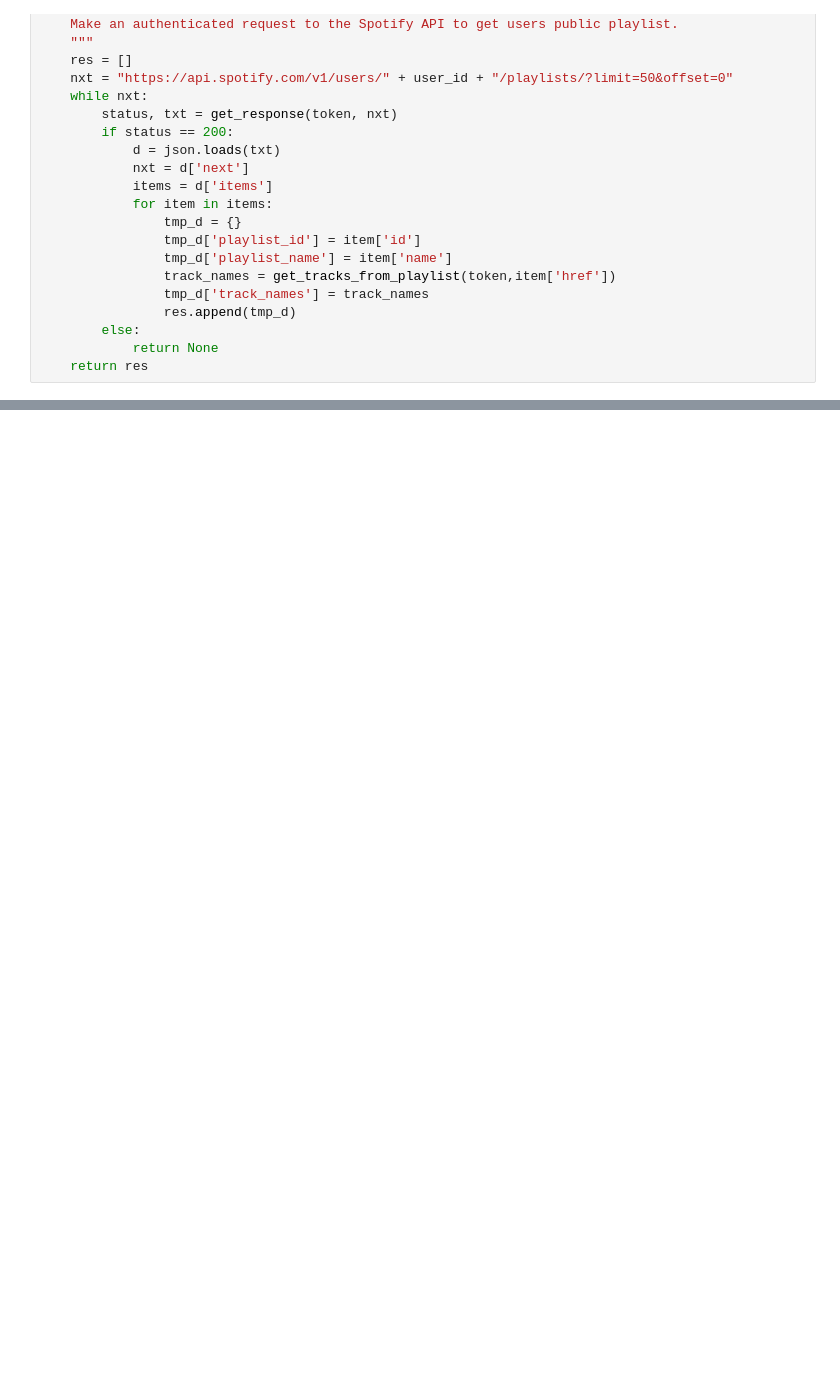
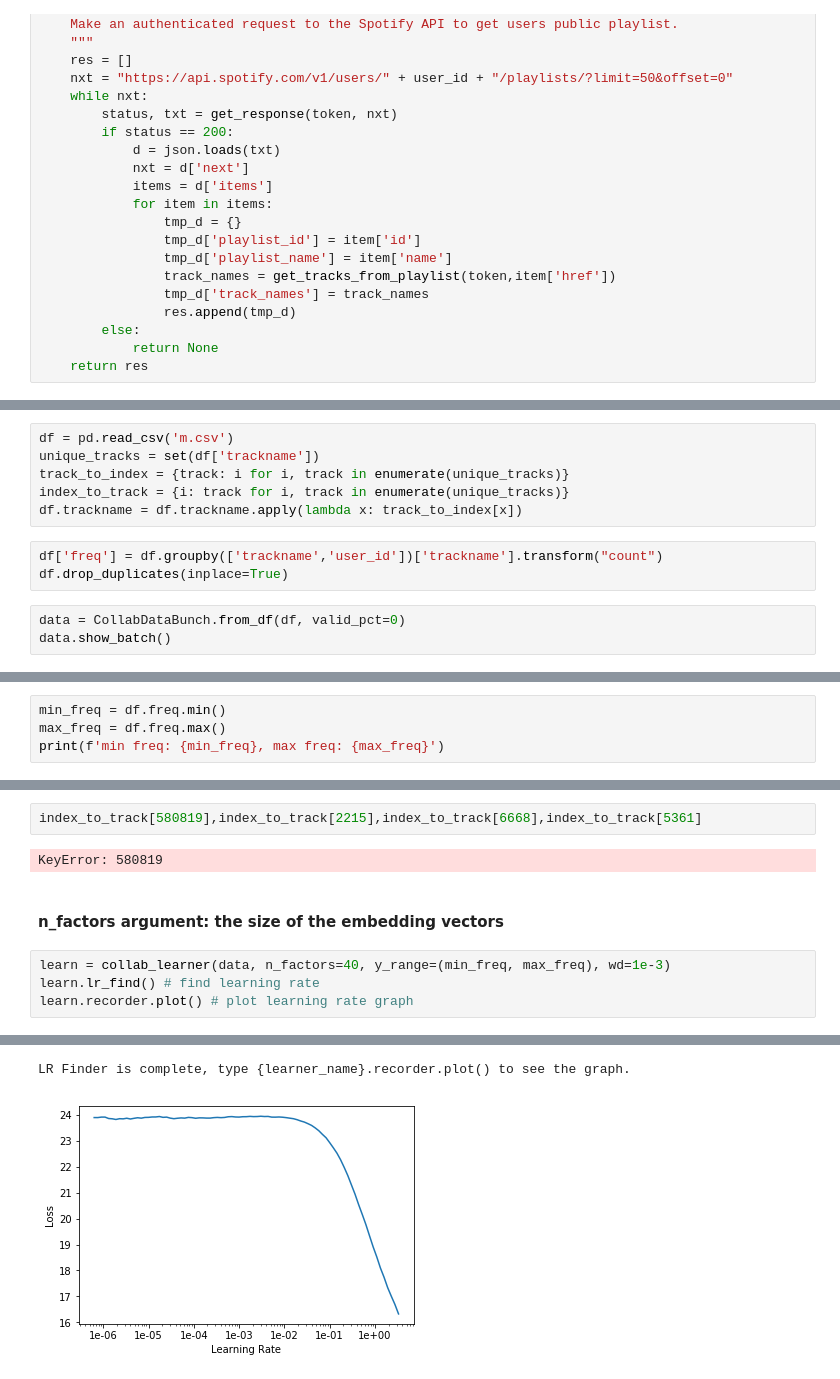
Before and after one commit to ericgeyiyang/PDSProject, a Jupyter notebook: SpotifyPlaylistCrawler.ipynb, the cells around one changed output, grey strips where cells are left out. Saved outputs shown, nothing was run; the diff lists cells and outputs as text; blank space fills up the shorter version.

Commit message:
add data processing via pandas, 2 CF ways to train recommender system

```diff
--- a/SpotifyPlaylistCrawler.ipynb
+++ b/SpotifyPlaylistCrawler.ipynb
@@ -187,0 +177,12 @@ KeyError: 'trackname'
+# %%
+df = pd.read_csv('m.csv')
+unique_tracks = set(df['trackname'])
+track_to_index = {track: i for i, track in enumerate(unique_tracks)}
+index_to_track = {i: track for i, track in enumerate(unique_tracks)}
+df.trackname = df.trackname.apply(lambda x: track_to_index[x])
+# %%
+df['freq'] = df.groupby(['trackname','user_id'])['trackname'].transform("count")
+df.drop_duplicates(inplace=True)
+# %%
+data = CollabDataBunch.from_df(df, valid_pct=0)
+data.show_batch()
@@ -187,0 +196,4 @@ KeyError: 'trackname'
+# %%
+min_freq = df.freq.min()
+max_freq = df.freq.max()
+print(f'min freq: {min_freq}, max freq: {max_freq}')
@@ -187,0 +208,11 @@ KeyError: 'trackname'
+# %%
+index_to_track[580819],index_to_track[2215],index_to_track[6668],index_to_track[5361]
+# %% [output]
+KeyError: 580819
+# %% [markdown]
+#### n_factors argument: the size of the embedding vectors
+# %%
+learn = collab_learner(data, n_factors=40, y_range=(min_freq, max_freq), wd=1e-3)
+learn.lr_find() # find learning rate
+learn.recorder.plot() # plot learning rate graph
+# %% [output]
@@ -187,0 +220,2 @@ KeyError: 'trackname'
+LR Finder is complete, type {learner_name}.recorder.plot() to see the graph.
+[figure, added]
```
Also changed, not shown: parts of 19 cells of this notebook, 4 other files.
